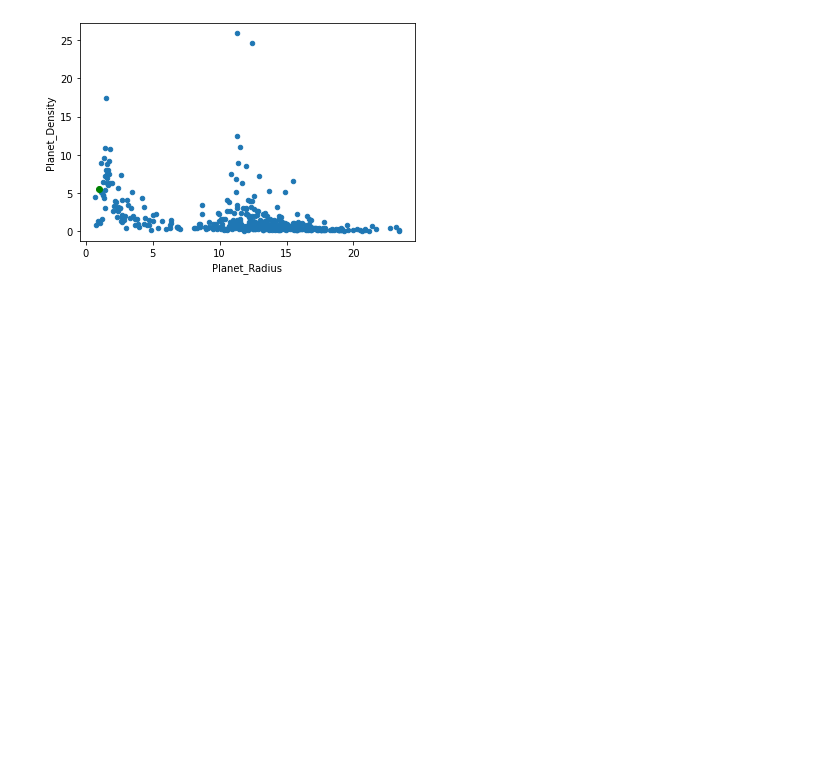
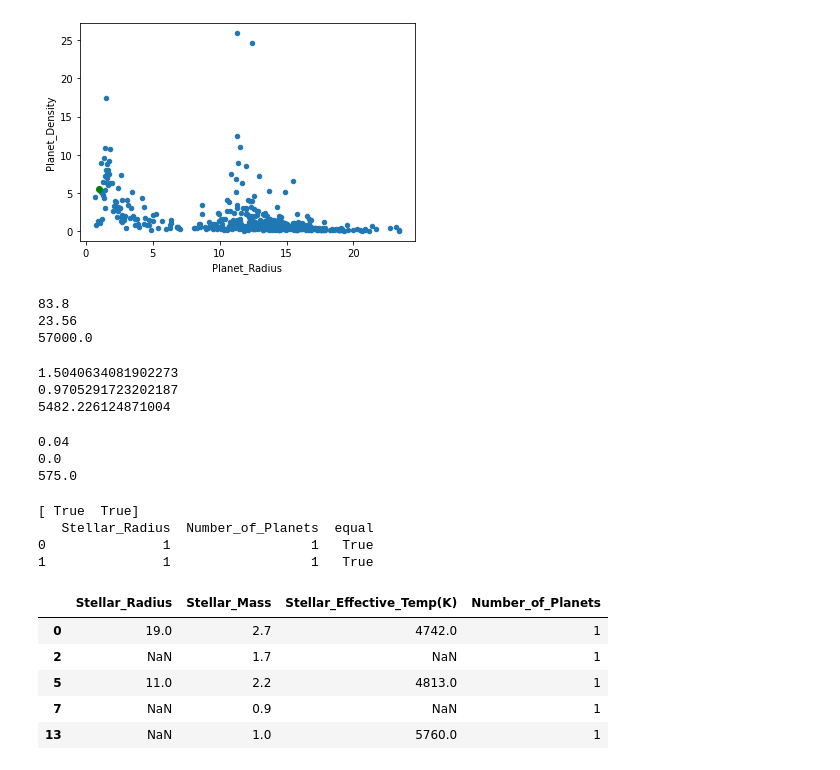
Before and after one commit to jonsb-coding/Stellar_Research, a Jupyter notebook: JMS/clean_data_JMS.ipynb, the cells around one changed output. Cells and saved outputs as stored; diff of their text form; code cells hidden in the pictures; blank space fills up the shorter version.

```diff
--- a/JMS/clean_data_JMS.ipynb
+++ b/JMS/clean_data_JMS.ipynb
@@ -93,3 +93,57 @@ def plot(Planet_Radius, Planet_Density, good):
     lines.set_array(good.astype(int))
     ax.add_collection(lines)
     plt.show()
+# %%
+r_max = rename_df["Stellar_Radius"].max()
+m_max = rename_df["Stellar_Mass"].max()
+t_max = rename_df["Stellar_Effective_Temp(K)"].max()
+print(r_max)
+print(m_max)
+print(t_max)
+# %% [output]
+83.8
+23.56
+57000.0
+# %%
+r_mean = rename_df["Stellar_Radius"].mean()
+m_mean = rename_df["Stellar_Mass"].mean()
+t_mean = rename_df["Stellar_Effective_Temp(K)"].mean()
+print(r_mean)
+print(m_mean)
+print(t_mean)
+# %% [output]
+1.5040634081902273
+0.9705291723202187
+5482.226124871004
+# %%
+r_min = rename_df["Stellar_Radius"].min()
+m_min = rename_df["Stellar_Mass"].min()
+t_min = rename_df["Stellar_Effective_Temp(K)"].min()
+print(r_min)
+print(m_min)
+print(t_min)
+# %% [output]
+0.04
+0.0
+575.0
+# %%
+df = pd.DataFrame([[1,1], [1,1]], columns = ["Stellar_Radius", "Number_of_Planets"])
+comparison_column = np.where(df["Stellar_Radius"] == df["Number_of_Planets"], True, False)
+print(comparison_column)
+df["equal"] = comparison_column
+print(df)
+# %% [output]
+[ True  True]
+   Stellar_Radius  Number_of_Planets  equal
+0               1                  1   True
+1               1                  1   True
+# %%
+stellar_quality_df = rename_df.filter(["Stellar_Radius", "Stellar_Mass", "Stellar_Effective_Temp(K)", "Number_of_Planets"], axis = 1)
+stellar_quality_df.head()
+# %% [output]
+|  | Stellar_Radius | Stellar_Mass | Stellar_Effective_Temp(K) | Number_of_Planets |
+| 0 | 19.0 | 2.7 | 4742.0 | 1 |
+| 2 | NaN | 1.7 | NaN | 1 |
+| 5 | 11.0 | 2.2 | 4813.0 | 1 |
+| 7 | NaN | 0.9 | NaN | 1 |
+| 13 | NaN | 1.0 | 5760.0 | 1 |
```
Also changed, not shown: parts of 11 cells of this notebook.
